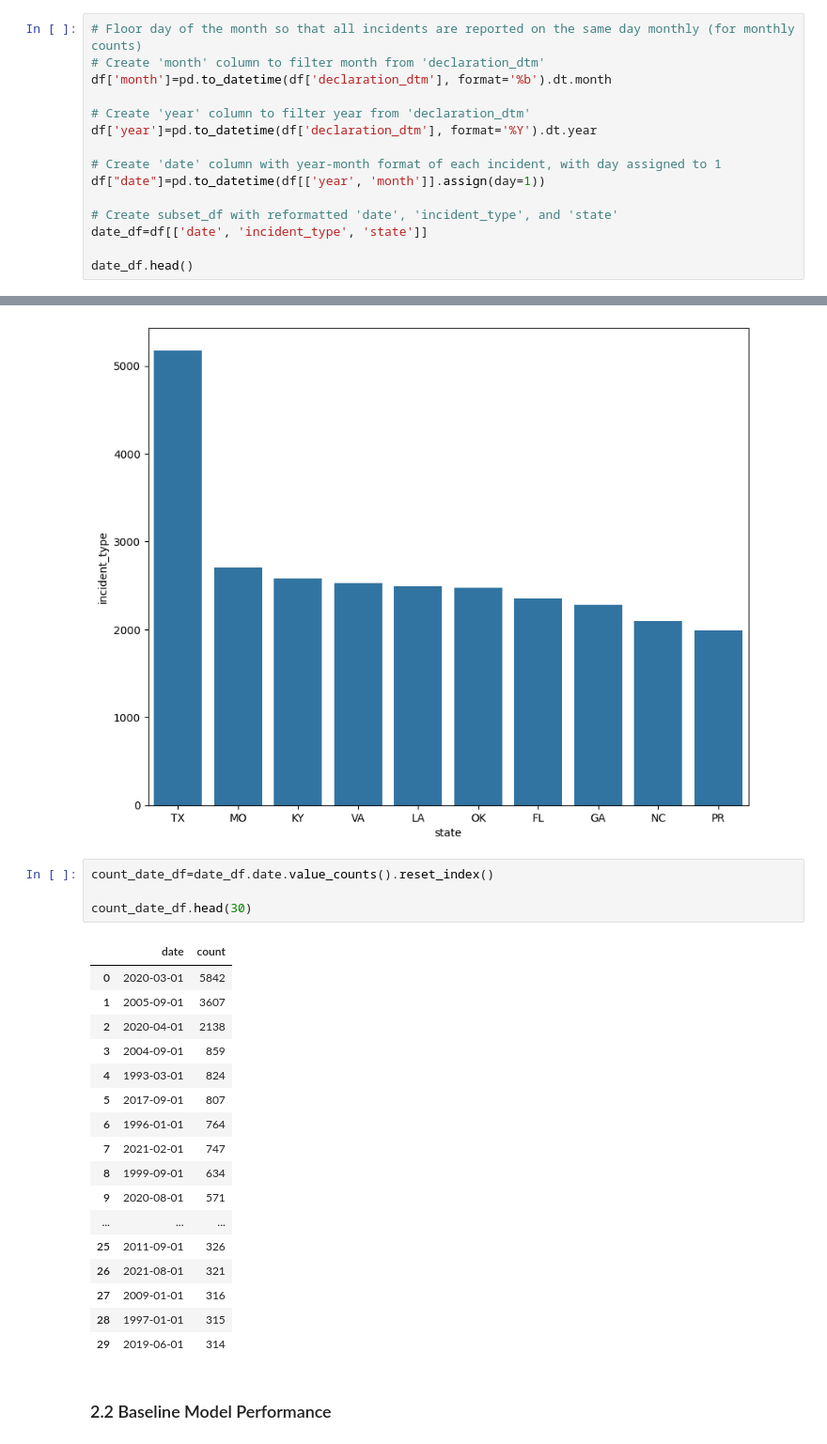
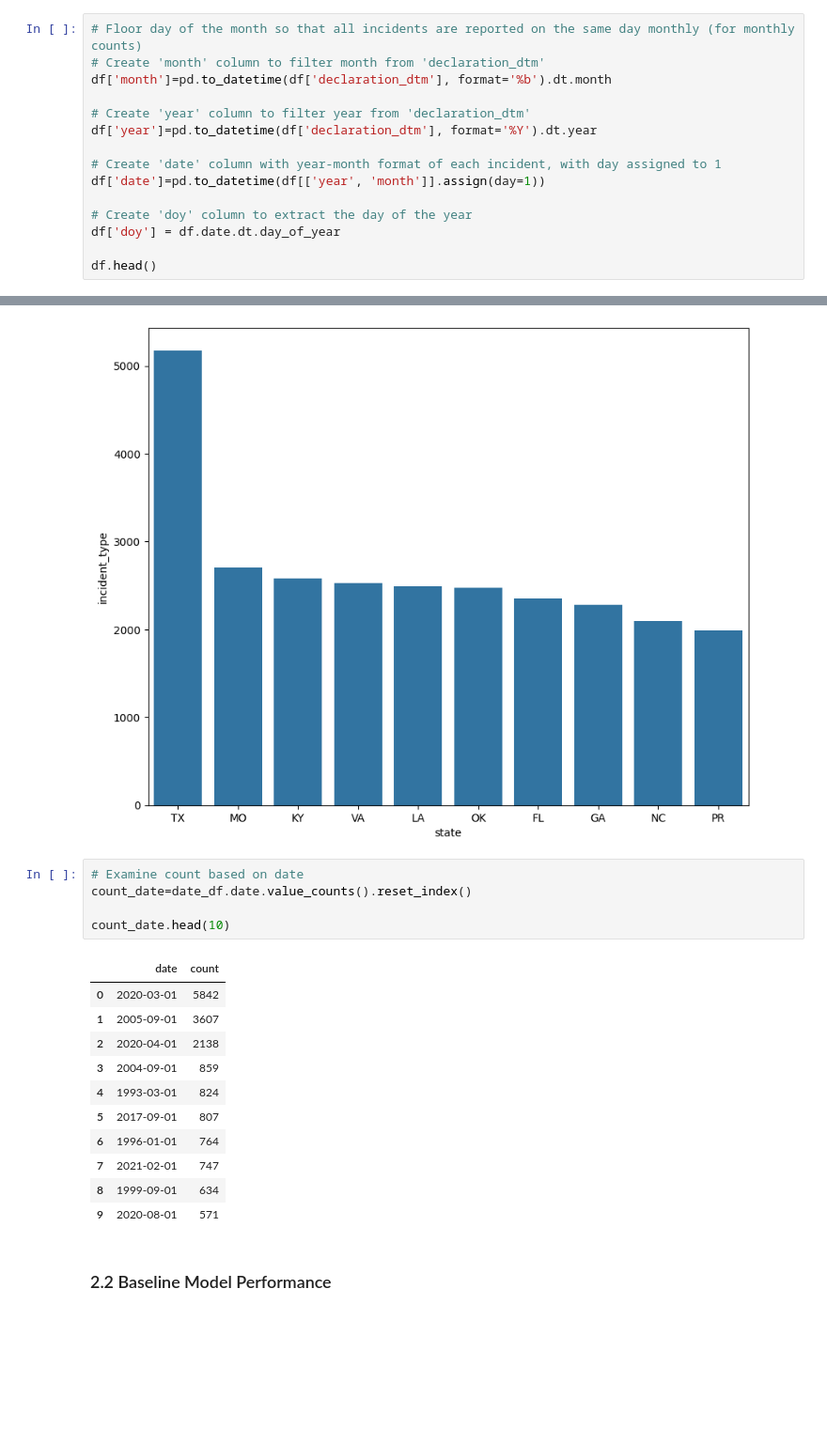
Before and after one commit to helloklow/natural_disasters, a Jupyter notebook: notebooks/low_eda.ipynb, the cells around one changed output, grey strips where cells are left out. Shown: that part at 94% size. Cells and saved outputs as stored; diff of their text form; blank space fills up the shorter version.

```diff
--- a/notebooks/low_eda.ipynb
+++ b/notebooks/low_eda.ipynb
@@ -29,10 +29,10 @@ df['month']=pd.to_datetime(df['declaration_dtm'], format='%b').dt.month
 df['year']=pd.to_datetime(df['declaration_dtm'], format='%Y').dt.year
 
 # Create 'date' column with year-month format of each incident, with day assigned to 1
-df["date"]=pd.to_datetime(df[['year', 'month']].assign(day=1))
+df['date']=pd.to_datetime(df[['year', 'month']].assign(day=1))
 
-# Create subset_df with reformatted 'date', 'incident_type', and 'state'
-date_df=df[['date', 'incident_type', 'state']]
+# Create 'doy' column to extract the day of the year
+df['doy'] = df.date.dt.day_of_year
 
-date_df.head()
+df.head()
 # %% [output]
@@ -233,27 +290,22 @@ sns.barplot(x="state", y="incident_type", data=state_risk);
 # %% [output]
 [figure]
 # %%
-count_date_df=date_df.date.value_counts().reset_index()
+# Examine count based on date
+count_date=date_df.date.value_counts().reset_index()
 
-count_date_df.head(30)
+count_date.head(10)
 # %% [output]
 |  | date | count |
 | 0 | 2020-03-01 | 5842 |
 | 1 | 2005-09-01 | 3607 |
 | 2 | 2020-04-01 | 2138 |
 | 3 | 2004-09-01 | 859 |
 | 4 | 1993-03-01 | 824 |
 | 5 | 2017-09-01 | 807 |
 | 6 | 1996-01-01 | 764 |
 | 7 | 2021-02-01 | 747 |
 | 8 | 1999-09-01 | 634 |
 | 9 | 2020-08-01 | 571 |
-| ... | ... | ... |
-| 25 | 2011-09-01 | 326 |
-| 26 | 2021-08-01 | 321 |
-| 27 | 2009-01-01 | 316 |
-| 28 | 1997-01-01 | 315 |
-| 29 | 2019-06-01 | 314 |
 # %% [markdown]
 ### 2.2 Baseline Model Performance
 # %% [markdown]
```
Also changed, not shown: parts of 4 cells of this notebook.
